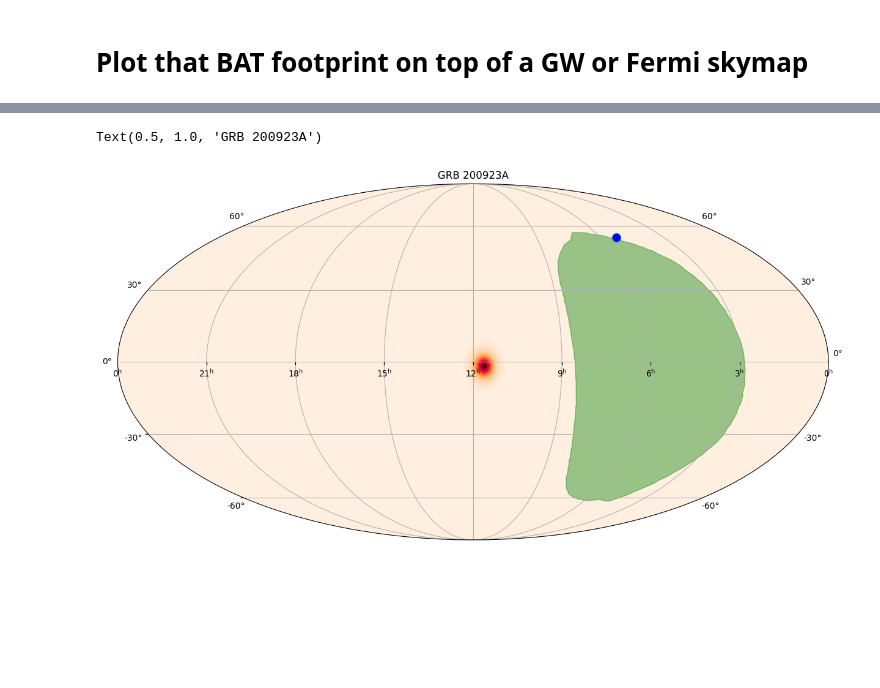
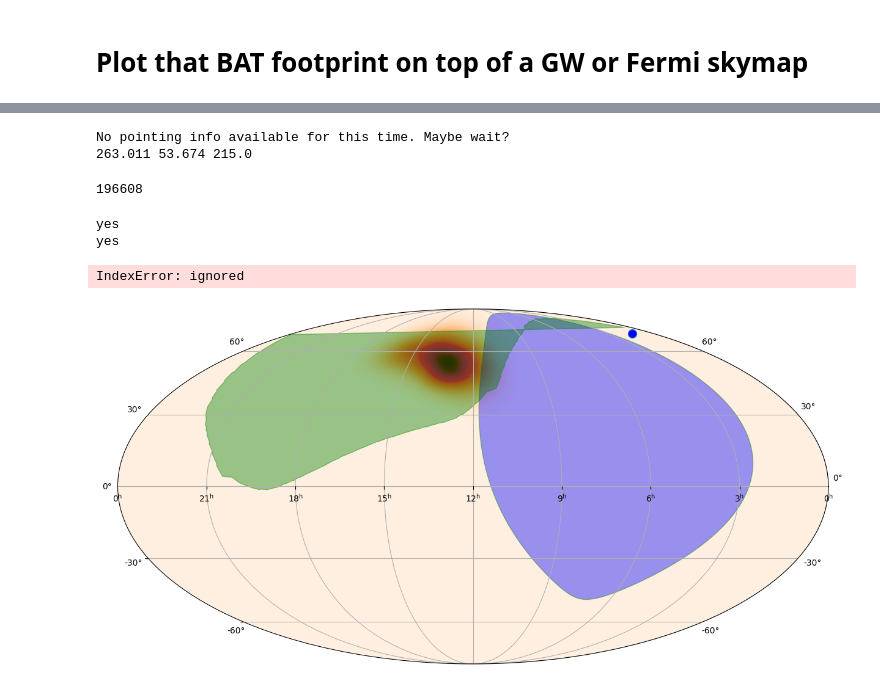
Before and after one commit to RishabhSaini/toolsBAT, a Jupyter notebook: BAT_footprint_projection_and_plotting_stuff.ipynb, the cells around one changed output, grey strips where cells are left out. Drawn from its saved outputs; the diff is of its cells as text; code cells hidden in the pictures; blank space fills up the shorter version.

```diff
--- a/BAT_footprint_projection_and_plotting_stuff.ipynb
+++ b/BAT_footprint_projection_and_plotting_stuff.ipynb
@@ -181,2 +226,0 @@ def project_footprint(footprint, ra, dec, pos_angle):
-# %%
-  ra,dec,roll= 	290.52021618,  -3.1716724 , 102.04972076
@@ -277,0 +417,7 @@ contour = (50,90)
+# %%
+ra,dec,roll = get_attitude(trigtime_obj)
+ra,dec,roll=  263.011 ,	 53.674 	, 215.000
+print(ra,dec,roll)
+# %% [output]
+No pointing info available for this time. Maybe wait?
+263.011 53.674 215.0
@@ -278,29 +426,64 @@ contour = (50,90)
+# %%
+url = 'https://heasarc.gsfc.nasa.gov/FTP/fermi/data/gbm/triggers/2020/bn200817393/quicklook/glg_healpix_all_bn200817393.fit'
+#url = 'http://gcn.gsfc.nasa.gov/notices_f/gbm_gnd_loc_map_658971499.fits'
+skymapfile = download_file(url, cache=True)
+#skymap, metadata = ligo.skymap.io.fits.read_sky_map(url, nest=True, distances=False)
+
+nside=hp.get_nside(skymap)
+skymap = hp.read_map(skymapfile)
+nside = 128
+deg2perpix = hp.nside2pixarea(nside, degrees=True)
+probperdeg2 = skymap / deg2perpix
+annotate = True
+contour = (50,90)
+# %%
+12*128**2
+# %% [output]
+196608
 # %%
 fig = plt.figure(figsize=(15, 15), dpi=100)
 
 center = SkyCoord(116, -72, unit="deg")  # defaults to ICRS frame
 ax = plt.axes(projection='astro hours mollweide')#, center = center, radius = 50*u.degree)#radius, center options
 ax.grid()
-vmax = probperdeg2.max()
-img = ax.imshow_hpx(
-     (probperdeg2, 'ICRS'), nested=False, vmin=0., vmax=vmax, cmap='cylon')
-cls = 100* ligo.skymap.postprocess.util.find_greedy_credible_levels(skymap)
-#cs = ax.contour_hpx((cls, 'ICRS'), nested=metadata['nest'],colors='k', linewidths=0.5, levels=(50,90))
+try:
+  vmax = probperdeg2.max()
+  print('yes')
+  img = ax.imshow_hpx((probperdeg2, 'ICRS'), nested=False, vmin=0., vmax=vmax, cmap='cylon')
+  print('yes')
+  cls = 100* ligo.skymap.postprocess.util.find_greedy_credible_levels(skymap)
+  #cs = ax.contour_hpx((cls, 'ICRS'), nested=metadata['nest'],colors='k', linewidths=0.5, levels=(50,90))
+except:
+  print('No map')
 fmt = r'%g\%%' if rcParams['text.usetex'] else '%g%%'
 #plt.clabel(cs, fmt=fmt, fontsize=6, inline=True)
 
-# earthfoot=makeEarthContour(242.58,11.61, 10.25)
-# from matplotlib.patches import Polygon
-# earth = Polygon( earthfoot, facecolor='blue', edgecolor='green', alpha=0.4, closed=True, transform=ax.get_transform('fk5'))
-# ax.add_patch(earth)
 
-ax.plot_coord(SkyCoord(79, 54, unit='deg'),'o',markerfacecolor ='blue',markersize=10)
-# ax.text(195, 26,'I8720', transform=ax.get_transform('fk5'),fontsize=15, color='blue')
+ra,dec,radius = getearthsatpos(trigtime_obj)
+earthfoot=makeEarthContour(ra,dec,radius)
+from matplotlib.patches import Polygon
+earth = Polygon( earthfoot, facecolor='blue', edgecolor='green', alpha=0.4, closed=True, transform=ax.get_transform('fk5'))
+ax.add_patch(earth)
+
+ax.plot_coord(SkyCoord(21,70, unit='deg'),'o',markerfacecolor ='blue',markersize=10)
+#ax.text(30, 65,'182,52', transform=ax.get_transform('fk5'),fontsize=15, color='blue')
 
 poly = Polygon( batfootprint, facecolor='green', edgecolor='green', alpha=0.4, closed=True, transform=ax.get_transform('fk5'))
 ax.add_patch(poly)
+
+split=True
+if split:
+  lo,hi=splitter(earthfoot)
+  polylo = Polygon( lo, facecolor='green', edgecolor='blue', alpha=0.4, closed=True, transform=ax.get_transform('fk5'))
+  ax.add_patch(polylo)
+  polyhi = Polygon( hi, facecolor='green', edgecolor='blue', alpha=0.4, closed=True, transform=ax.get_transform('fk5'))
+  ax.add_patch(polyhi)
+
+
 ligo.skymap.plot.outline_text(ax)
-plt.title('GRB 200923A')
+plt.title('Fermi 211024A')
 # %% [output]
-Text(0.5, 1.0, 'GRB 200923A')
+yes
+yes
+IndexError: ignored
-[figure, old version]
+[figure, new version]
```
Also changed, not shown: parts of 28 cells of this notebook.
